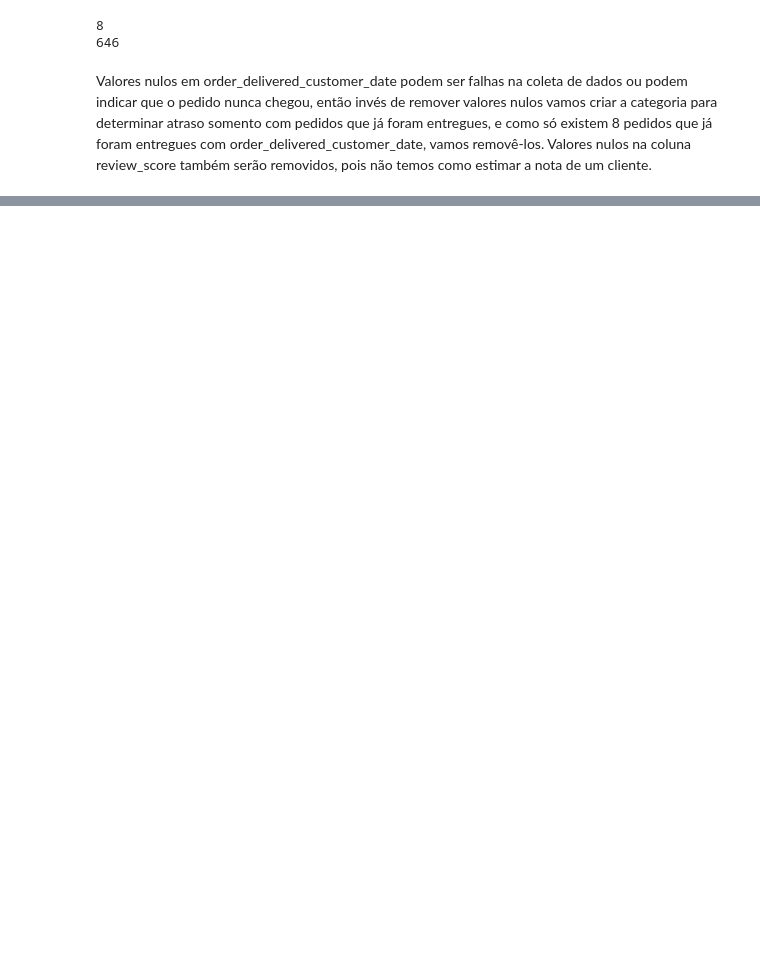
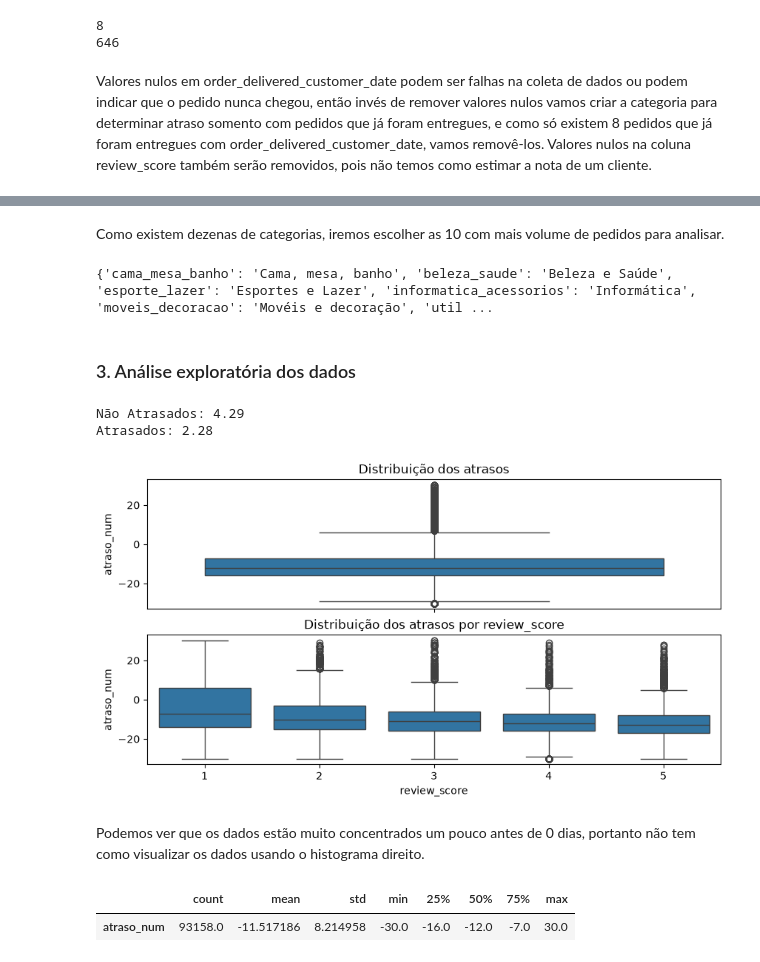
Before and after one commit to teto1034/Insper-Data-CB-Sprint-1, a Jupyter notebook: E-commerce atraso na entrega e avaliação do cliente.ipynb, the cells around one changed output, grey strips where cells are left out. Saved outputs shown, nothing was run; the diff lists cells and outputs as text; code cells hidden in the pictures; blank space fills up the shorter version.

Commit message:
Ánálise exploratório de dados

```diff
--- a/E-commerce atraso na entrega e avaliação do cliente.ipynb
+++ b/E-commerce atraso na entrega e avaliação do cliente.ipynb
@@ -115,0 +133,5 @@ display(df_delivered.head())
+# %%
+# Removemos outliers absurdos que atrapalham a análise
+print(f"Tamanho da base antes de remover outliers: {len(df_delivered)}")
+df_delivered = df_delivered.loc[(-30 <= df_delivered["atraso_num"]) & (df_delivered["atraso_num"] <= 30)]
+print(f"Tamanho da base depois de remover outliers: {len(df_delivered)}")
@@ -115,0 +143,7 @@ display(df_delivered.head())
+# %%
+faixas = [-np.inf, -14, -7, 0, 7, 14, np.inf]
+labels = ["- 14 dias", "-14 a -7 dias",
+          "-7 a 0 dias", "0 a 7 dias", "7 a 14 dias"
+          , "+ 14 dias"]
+df_delivered['atraso_faixas'] = pd.cut(df_delivered['atraso_num'], bins=faixas, labels=labels, right=False)
+df_delivered.head()
@@ -115,0 +157,3 @@ display(df_delivered.head())
+# %%
+df_delivered["product_category_name"] = df_delivered["product_category_name"].astype("category")
+df_delivered["product_category_name"].cat.categories
@@ -115,0 +178,46 @@ display(df_delivered.head())
+# %% [markdown]
+Como existem dezenas de categorias, iremos escolher as 10 com mais volume de pedidos para analisar.
+# %%
+# Mudando o nome das categorias
+categorias = df_delivered["product_category_name"].value_counts().head(10).index.to_list()
+categorias_renamed = ["Cama, mesa, banho", "Beleza e Saúde", "Esportes e Lazer", "Informática",
+              "Movéis e decoração", "Utilidades doméstica", "Presentes", "Telefonia",
+              "Automotivo", "Brinquedos"]
+dict_renaming = {}
+for i in range(len(categorias)):
+    dict_renaming[categorias[i]] = categorias_renamed[i]
+df_delivered["product_category_name"] = df_delivered["product_category_name"].cat.rename_categories(dict_renaming)
+print(dict_renaming)
+# %% [output]
+{'cama_mesa_banho': 'Cama, mesa, banho', 'beleza_saude': 'Beleza e Saúde', 'esporte_lazer': 'Esportes e Lazer', 'informatica_acessorios': 'Informática', 'moveis_decoracao': 'Movéis e decoração', 'util ...
+# %% [markdown]
+### 3. Análise exploratória dos dados
+# %%
+# Média de notas para pedidos atrasodos vs não atrasados
+print(f"Não Atrasados: {df_delivered.loc[df_delivered["atraso"] == False, "review_score"].mean():.2f}")
+print(f"Atrasados: {df_delivered.loc[df_delivered["atraso"] == True, "review_score"].mean():.2f}")
+# %% [output]
+Não Atrasados: 4.29
+Atrasados: 2.28
+# %%
+# Entendendo a distribuição de atrasos
+plt.figure(figsize=(10,5))
+
+plt.subplot(211)
+sns.boxplot(data=df_delivered, y="atraso_num")
+plt.title("Distribuição dos atrasos")
+
+plt.subplot(212)
+sns.boxplot(data=df_delivered, x="review_score", y="atraso_num")
+plt.title("Distribuição dos atrasos por review_score")
+plt.show()
+# %% [output]
+[figure, added]
+# %% [markdown]
+Podemos ver que os dados estão muito concentrados um pouco antes de 0 dias, portanto não tem como visualizar os dados usando o histograma direito.
+# %%
+# Medidas resumo
+display(df_delivered["atraso_num"].describe().to_frame().transpose())
+# %% [output]
+|  | count | mean | std | min | 25% | 50% | 75% | max |
+| atraso_num | 93158.0 | -11.517186 | 8.214958 | -30.0 | -16.0 | -12.0 | -7.0 | 30.0 |
```
Also changed, not shown: parts of 19 cells of this notebook.
